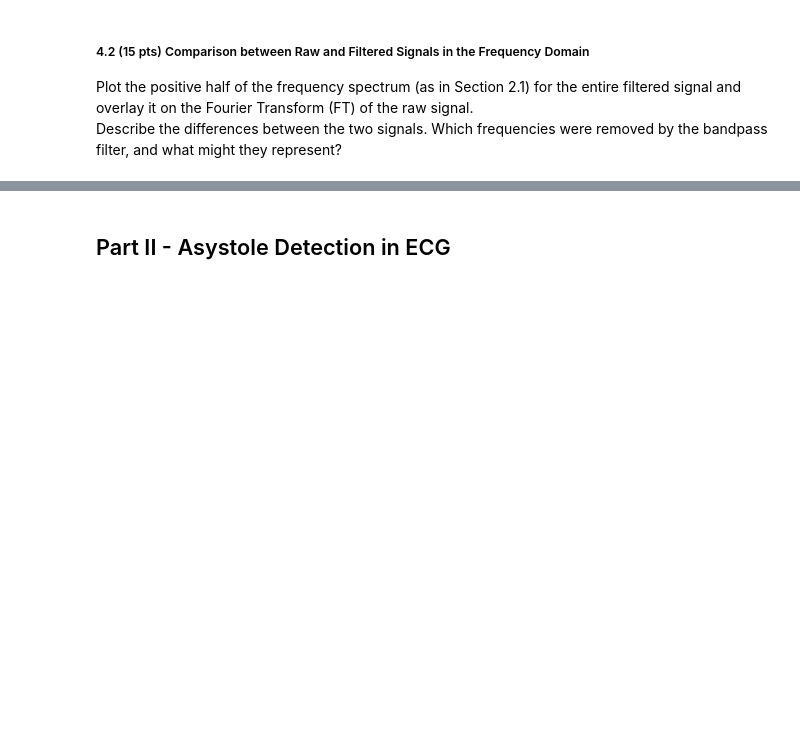
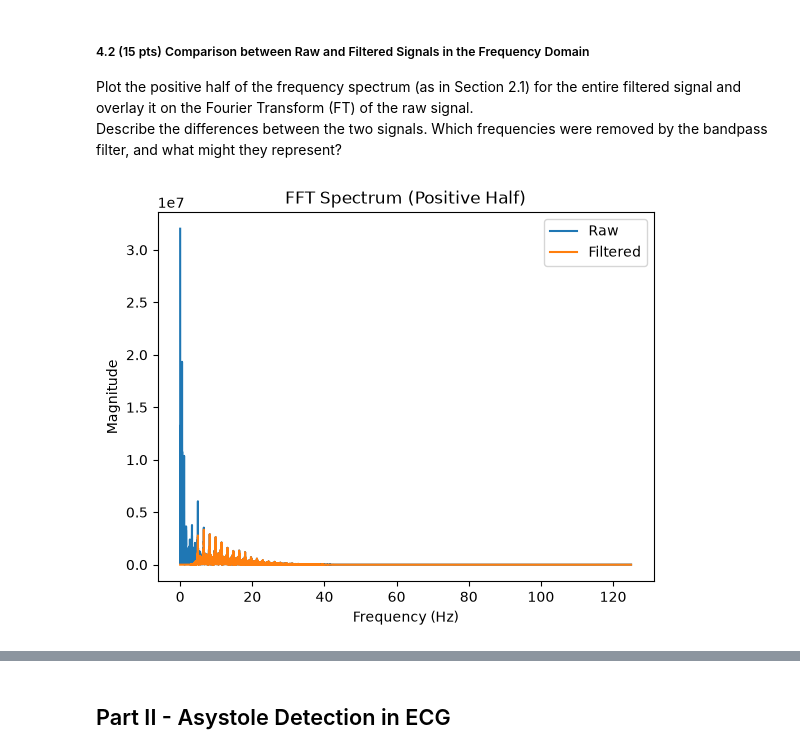
Before and after one commit to guswns3396-classes/BIOINF580, a Jupyter notebook: hw/hw1/HW01_yhyunjoo.ipynb, the cells around one changed output, grey strips where cells are left out. Saved outputs shown, nothing was run; the diff lists cells and outputs as text; code cells hidden in the pictures; blank space fills up the shorter version.

```diff
--- a/hw/hw1/HW01_yhyunjoo.ipynb
+++ b/hw/hw1/HW01_yhyunjoo.ipynb
@@ -117,5 +188,24 @@ Plot the positive half of the frequency spectrum (as in Section 2.1) for the ent
 Describe the differences between the two signals. Which frequencies were removed by the bandpass filter, and what might they represent?
 # %%
 # (Your code for Section 4.2 goes here)
+
+# do FFT to get |H(f)|
+ft_bp = np.fft.fft(y_bp)
+magnitude_bp = np.abs(ft_bp)
+# get frequencies
+freqs_bp = np.fft.fftfreq(len(ft_bp), d=1/Fs)
+
+
+# Plot only positive half
+plt.figure()
+plt.plot(freqs[:len(freqs)//2], magnitude[:len(freqs)//2], label='Raw')
+plt.plot(freqs_bp[:len(freqs_bp)//2], magnitude_bp[:len(freqs_bp)//2], label="Filtered")   # //: floor division (always rounds down, e.g. 7//2 = 3)
+plt.title("FFT Spectrum (Positive Half)")
+plt.xlabel("Frequency (Hz)")
+plt.ylabel("Magnitude")
+plt.legend()
+plt.show()
+# %% [output]
+[figure, added]
 # %% [markdown]
 <-- Write your report for Section 4.2 here -->
```
Also changed, not shown: parts of 14 cells of this notebook.
